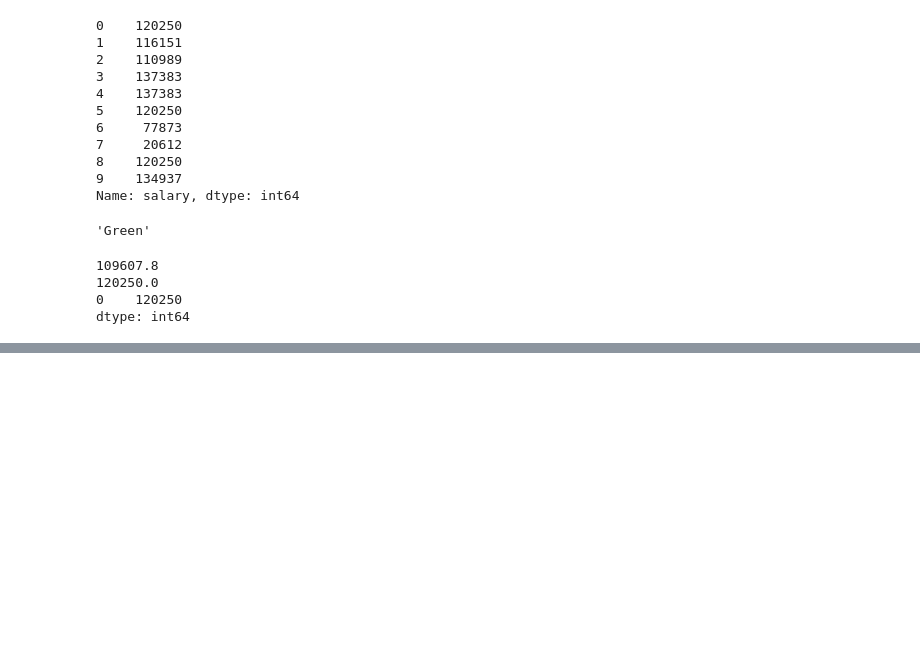
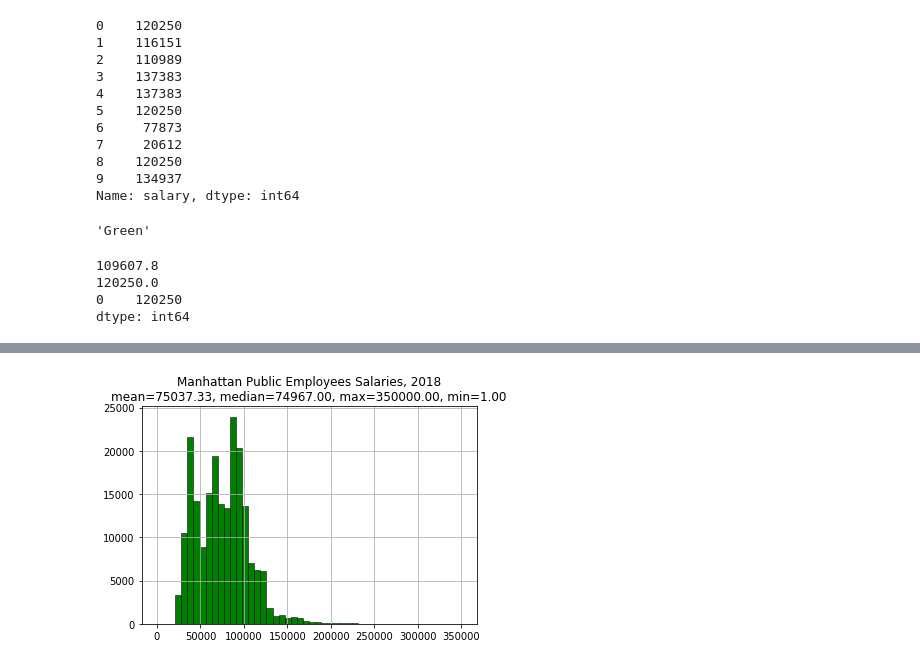
Before and after one commit to joannakl/core109, a Jupyter notebook: slides/11-working-with-data-Copy1.ipynb, the cells around one changed output, grey strips where cells are left out. Cells and saved outputs as stored; diff of their text form; code cells hidden in the pictures; blank space fills up the shorter version.

```diff
--- a/slides/11-working-with-data-Copy1.ipynb
+++ b/slides/11-working-with-data-Copy1.ipynb
@@ -97,0 +188,20 @@ dtype: int64
+# %%
+
+import matplotlib.pyplot as plt
+data_2018_Manhattan = data_2018_salaries[ data_2018_salaries['Work Location Borough']=='MANHATTAN']
+data_2018_Manhattan['Base Salary'].hist(bins=50,color='green' ,
+             edgecolor='black', linewidth=0.5)
+mean = data_2018_Manhattan['Base Salary'].mean()
+median = data_2018_Manhattan['Base Salary'].median()
+max = data_2018_Manhattan['Base Salary'].max()
+min = data_2018_Manhattan['Base Salary'].min()
+plt.title('Manhattan Public Employees Salaries, 2018\nmean='+format(mean,".2f")+
+              ", median=" + format(median,".2f")+
+              ", max="+format(max,".2f") + ", min="+format(min,".2f")  );
+
+
+#data_2018[ data_2018['Base Salary']>150000]['Base Salary'].hist(bins=50)
+#df[df['some_data'] >= 0].hist(bins=100)
+plt.show()
+# %% [output]
+[figure, added]
```
Also changed, not shown: parts of 13 cells of this notebook, 3 other files.
